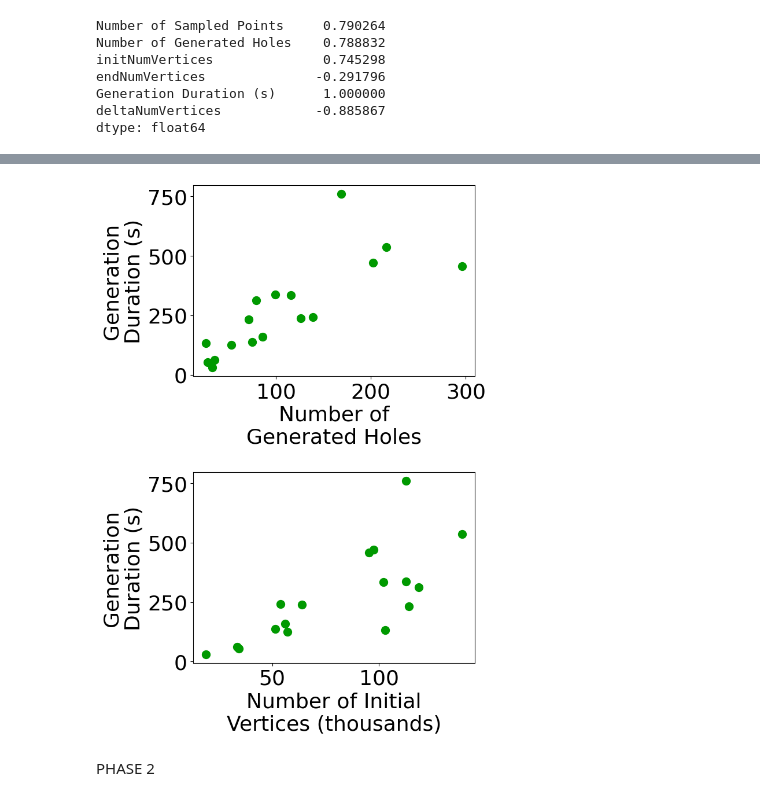
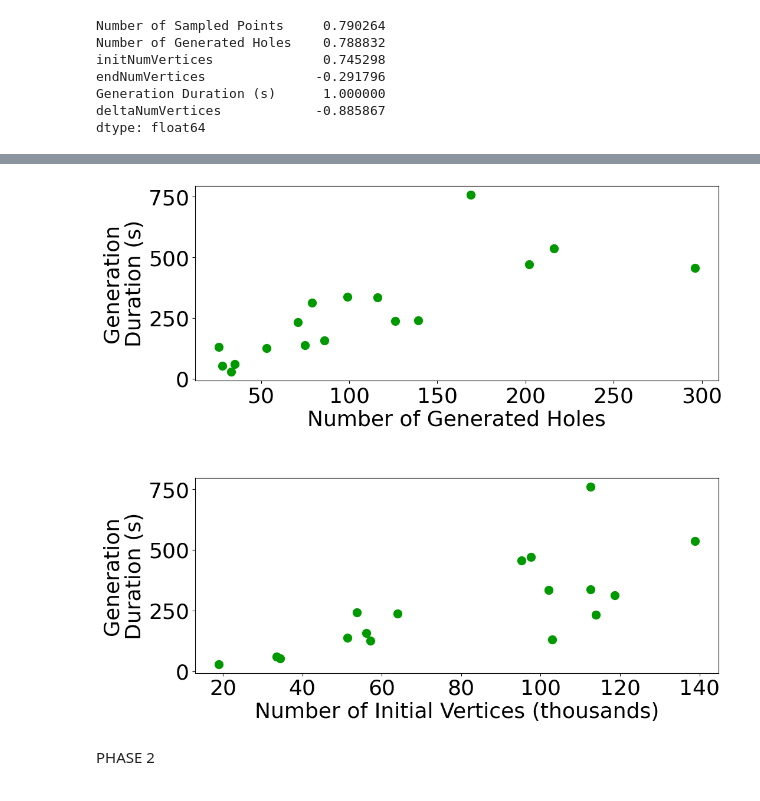
Before and after one commit to kaleFruit/Partial-Prostheses, a Jupyter notebook: strengthAnalysis/analysis.ipynb, the cells around one changed output, grey strips where cells are left out. Saved outputs shown, nothing was run; the diff lists cells and outputs as text; code cells hidden in the pictures.

```diff
--- a/strengthAnalysis/analysis.ipynb
+++ b/strengthAnalysis/analysis.ipynb
@@ -259,19 +260,19 @@ df
 # %%
 import matplotlib.pyplot as plt
 
 
-fig, axs = plt.subplots(2, figsize=(8, 11))
+fig, axs = plt.subplots(2, figsize=(12, 11))
 plt.rcParams.update({'font.size': 26})
 fig.tight_layout(pad=3)
 axs[0].scatter(df["Number of Generated Holes"], df["Generation Duration (s)"], color = (0,0.6, 0), s=100)
-axs[0].set_xlabel("Number of\nGenerated Holes")
+axs[0].set_xlabel("Number of Generated Holes")
 axs[0].set_ylabel("Generation\nDuration (s)")
 axs[1].scatter(df["initNumVertices"], df["Generation Duration (s)"], color = (0,0.6, 0), s=100)
-axs[1].set_xlabel("Number of Initial\nVertices (thousands)")
+axs[1].set_xlabel("Number of Initial Vertices (thousands)")
 axs[1].set_ylabel("Generation\nDuration (s)")
 plt.show()
 # %% [output]
-[figure, old version]
+[figure, new version]
 # %% [markdown]
 PHASE 2
 # %%
```
Also changed, not shown: parts of 5 cells of this notebook, 38 other files.
